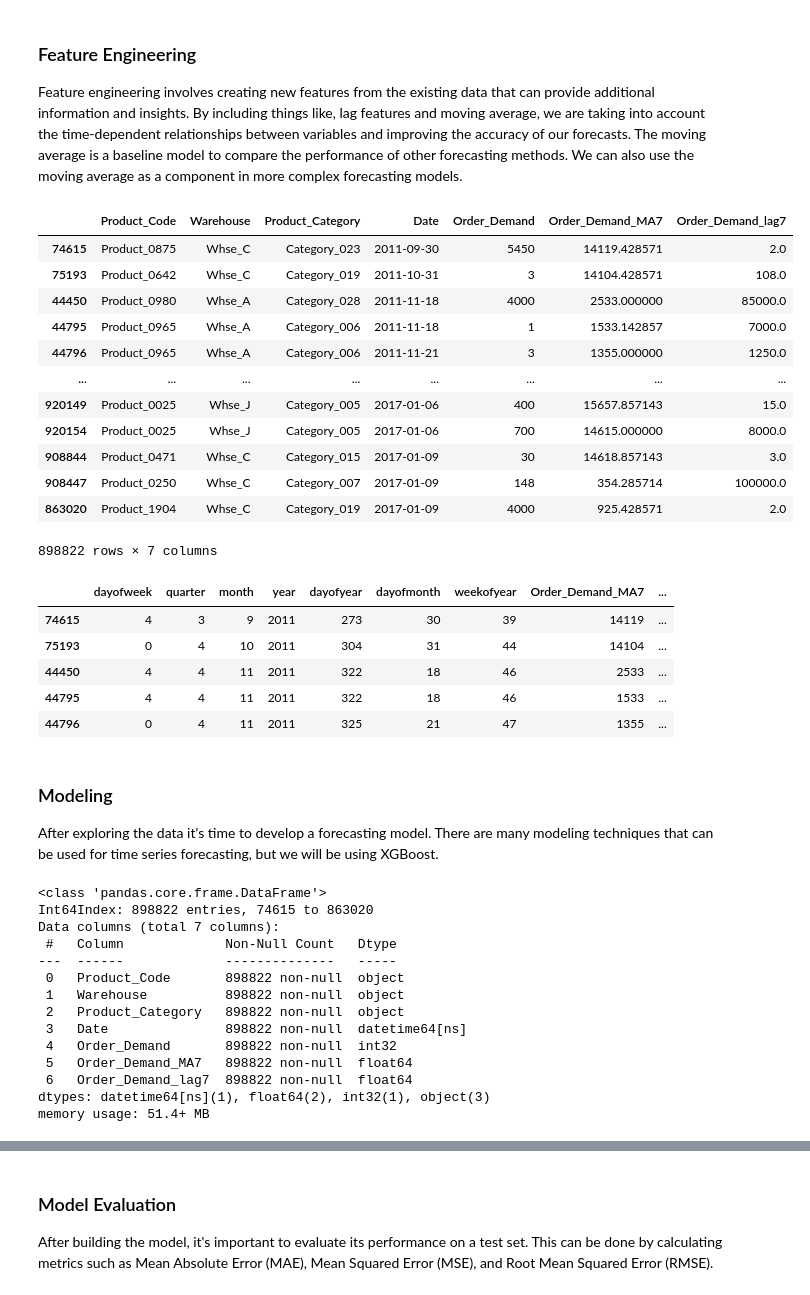
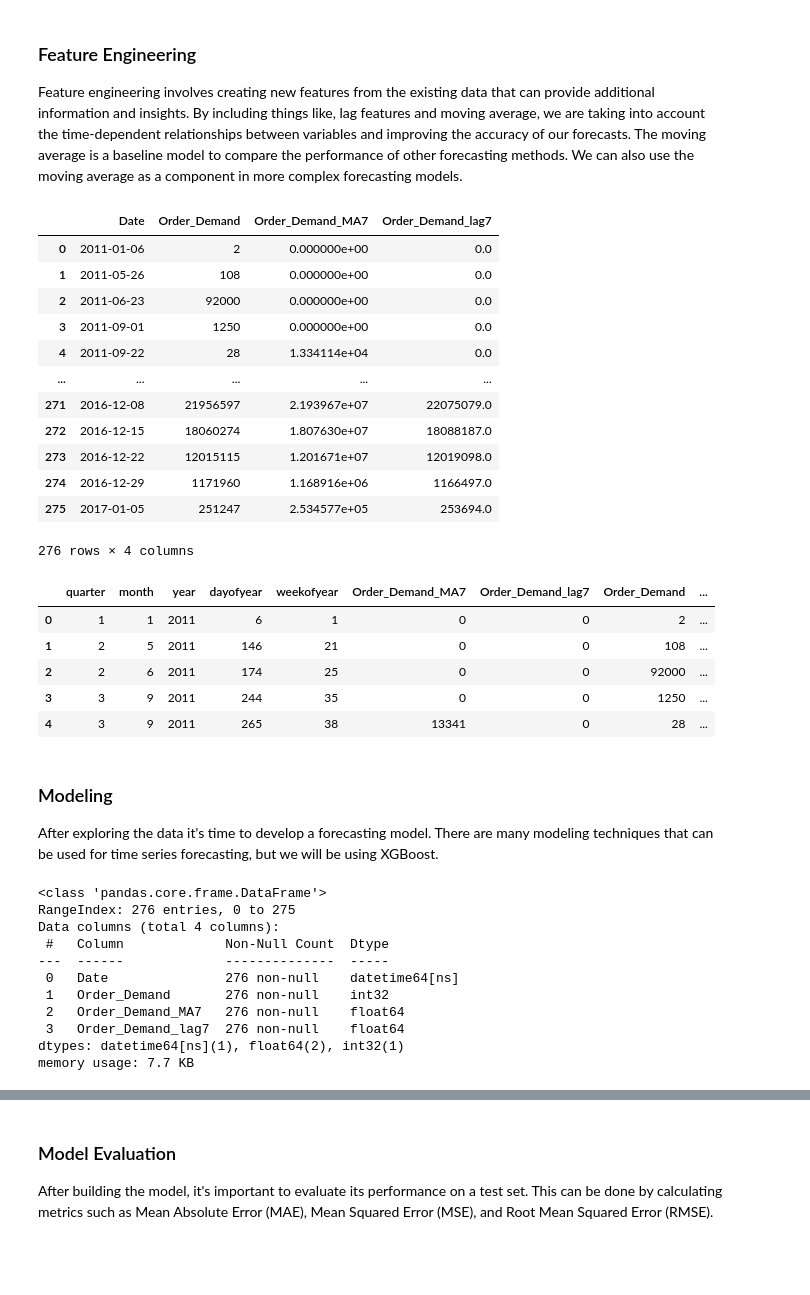
Before and after one commit to Kemo890/Historical-Product-Demand, a Jupyter notebook: Product Demand EDA.ipynb, the cells around one changed output, grey strips where cells are left out. Saved outputs shown, nothing was run; the diff lists cells and outputs as text; code cells hidden in the pictures; blank space fills up the shorter version.

```diff
--- a/Product Demand EDA.ipynb
+++ b/Product Demand EDA.ipynb
@@ -107,7 +107,8 @@ dtypes: object(5)
 memory usage: 42.3+ MB
 # %%
 #Changing the Date column to datetime Dtype
-df.Date = pd.to_datetime(df.Date, format='%Y-%m-%d %H:%M:%S')
+df.Date = pd.to_datetime(df.Date, format='%Y-%m-%d %H:%M:%S')\
+    .astype('datetime64[W]')
 #Changing order demand column to numeric had to use 'coerce' because data contained strings
 df.Order_Demand = pd.to_numeric(df.Order_Demand, errors='coerce')
 
@@ -321,33 +322,37 @@ Feature engineering involves creating new features from the existing data that c
 # %%
 #Lag features and Moving Average
 
 # sort the data by Date in ascending order
 df = df.sort_values(by='Date')
 
 # calculate a 7-day moving average of Order_Demand
 df['Order_Demand_MA7'] = df['Order_Demand'].rolling(window=7).mean()
 
 # create a new column with a 7-day lag of Order_Demand
 df['Order_Demand_lag7'] = df['Order_Demand'].shift(7)
 
+# Changing dates to first of month and suming order demand for a more precise forecast
+df = df.groupby(['Date'], as_index=False).agg(
+    {'Date': 'first', 'Order_Demand': 'sum', 'Order_Demand_MA7': 'sum', 'Order_Demand_lag7': 'sum'})
+
 # drop any rows with missing values
 df = df.dropna()
 
 df
 # %% [output]
-|  | Product_Code | Warehouse | Product_Category | Date | Order_Demand | Order_Demand_MA7 | Order_Demand_lag7 |
-| 74615 | Product_0875 | Whse_C | Category_023 | 2011-09-30 | 5450 | 14119.428571 | 2.0 |
-| 75193 | Product_0642 | Whse_C | Category_019 | 2011-10-31 | 3 | 14104.428571 | 108.0 |
-| 44450 | Product_0980 | Whse_A | Category_028 | 2011-11-18 | 4000 | 2533.000000 | 85000.0 |
-| 44795 | Product_0965 | Whse_A | Category_006 | 2011-11-18 | 1 | 1533.142857 | 7000.0 |
-| 44796 | Product_0965 | Whse_A | Category_006 | 2011-11-21 | 3 | 1355.000000 | 1250.0 |
-| ... | ... | ... | ... | ... | ... | ... | ... |
-| 920149 | Product_0025 | Whse_J | Category_005 | 2017-01-06 | 400 | 15657.857143 | 15.0 |
-| 920154 | Product_0025 | Whse_J | Category_005 | 2017-01-06 | 700 | 14615.000000 | 8000.0 |
-| 908844 | Product_0471 | Whse_C | Category_015 | 2017-01-09 | 30 | 14618.857143 | 3.0 |
-| 908447 | Product_0250 | Whse_C | Category_007 | 2017-01-09 | 148 | 354.285714 | 100000.0 |
-| 863020 | Product_1904 | Whse_C | Category_019 | 2017-01-09 | 4000 | 925.428571 | 2.0 |
+|  | Date | Order_Demand | Order_Demand_MA7 | Order_Demand_lag7 |
+| 0 | 2011-01-06 | 2 | 0.000000e+00 | 0.0 |
+| 1 | 2011-05-26 | 108 | 0.000000e+00 | 0.0 |
+| 2 | 2011-06-23 | 92000 | 0.000000e+00 | 0.0 |
+| 3 | 2011-09-01 | 1250 | 0.000000e+00 | 0.0 |
+| 4 | 2011-09-22 | 28 | 1.334114e+04 | 0.0 |
+| ... | ... | ... | ... | ... |
+| 271 | 2016-12-08 | 21956597 | 2.193967e+07 | 22075079.0 |
+| 272 | 2016-12-15 | 18060274 | 1.807630e+07 | 18088187.0 |
+| 273 | 2016-12-22 | 12015115 | 1.201671e+07 | 12019098.0 |
+| 274 | 2016-12-29 | 1171960 | 1.168916e+06 | 1166497.0 |
+| 275 | 2017-01-05 | 251247 | 2.534577e+05 | 253694.0 |
-898822 rows × 7 columns
+276 rows × 4 columns
 # %%
 def create_features(df, label=None):
     """
@@ -360,13 +365,12 @@ def create_features(df, label=None):
     df['month'] = df['Date'].dt.month
     df['year'] = df['Date'].dt.year
     df['dayofyear'] = df['Date'].dt.dayofyear
-    df['dayofmonth'] = df['Date'].dt.day
     df['weekofyear'] = df['Date'].dt.isocalendar().week.astype(int)
     df['Order_Demand_MA7'] = df['Order_Demand_MA7'].astype(int)
     df['Order_Demand_lag7'] = df['Order_Demand_lag7'].astype(int)
 
-    X = df[['dayofweek', 'quarter', 'month', 'year',
-           'dayofyear', 'dayofmonth', 'weekofyear', 'Order_Demand_MA7', 'Order_Demand_lag7','Order_Demand']]
+    X = df[['quarter', 'month', 'year',
+           'dayofyear', 'weekofyear', 'Order_Demand_MA7', 'Order_Demand_lag7','Order_Demand']]
     if label:
         y = df[label]
         return X, y
@@ -375,7 +379,7 @@ def create_features(df, label=None):
 
 X, y = create_features(df, 'Order_Demand')
 
-features = ['dayofweek','quarter','month','year','dayofyear','dayofmonth','weekofyear','Order_Demand_MA7','Order_Demand_lag7']
+features = ['quarter','month','year','dayofyear','weekofyear','Order_Demand_MA7','Order_Demand_lag7']
 target = 'Order_Demand'
 
 features_and_target = pd.concat([X, y], axis=1)
@@ -383,12 +387,12 @@ features_and_target = pd.concat([X, y], axis=1)
 # See our features and target
 features_and_target.head()
 # %% [output]
-|  | dayofweek | quarter | month | year | dayofyear | dayofmonth | weekofyear | Order_Demand_MA7 | ... |
-| 74615 | 4 | 3 | 9 | 2011 | 273 | 30 | 39 | 14119 | ... |
-| 75193 | 0 | 4 | 10 | 2011 | 304 | 31 | 44 | 14104 | ... |
-| 44450 | 4 | 4 | 11 | 2011 | 322 | 18 | 46 | 2533 | ... |
-| 44795 | 4 | 4 | 11 | 2011 | 322 | 18 | 46 | 1533 | ... |
-| 44796 | 0 | 4 | 11 | 2011 | 325 | 21 | 47 | 1355 | ... |
+|  | quarter | month | year | dayofyear | weekofyear | Order_Demand_MA7 | Order_Demand_lag7 | Order_Demand | ... |
+| 0 | 1 | 1 | 2011 | 6 | 1 | 0 | 0 | 2 | ... |
+| 1 | 2 | 5 | 2011 | 146 | 21 | 0 | 0 | 108 | ... |
+| 2 | 2 | 6 | 2011 | 174 | 25 | 0 | 0 | 92000 | ... |
+| 3 | 3 | 9 | 2011 | 244 | 35 | 0 | 0 | 1250 | ... |
+| 4 | 3 | 9 | 2011 | 265 | 38 | 13341 | 0 | 28 | ... |
 # %% [markdown]
 ### Modeling
 After exploring the data it's time to develop a forecasting model. There are many modeling techniques that can be used for time series forecasting, but we will be using XGBoost.
@@ -396,19 +400,16 @@ After exploring the data it's time to develop a forecasting model. There are man
 df.info()
 # %% [output]
 <class 'pandas.core.frame.DataFrame'>
-Int64Index: 898822 entries, 74615 to 863020
-Data columns (total 7 columns):
- #   Column             Non-Null Count   Dtype
----  ------             --------------   -----
- 0   Product_Code       898822 non-null  object
- 1   Warehouse          898822 non-null  object
- 2   Product_Category   898822 non-null  object
- 3   Date               898822 non-null  datetime64[ns]
- 4   Order_Demand       898822 non-null  int32
- 5   Order_Demand_MA7   898822 non-null  float64
- 6   Order_Demand_lag7  898822 non-null  float64
-dtypes: datetime64[ns](1), float64(2), int32(1), object(3)
-memory usage: 51.4+ MB
+RangeIndex: 276 entries, 0 to 275
+Data columns (total 4 columns):
+ #   Column             Non-Null Count  Dtype
+---  ------             --------------  -----
+ 0   Date               276 non-null    datetime64[ns]
+ 1   Order_Demand       276 non-null    int32
+ 2   Order_Demand_MA7   276 non-null    float64
+ 3   Order_Demand_lag7  276 non-null    float64
+dtypes: datetime64[ns](1), float64(2), int32(1)
+memory usage: 7.7 KB
 # %%
 # Test/Train Split
 split_date = '01-01-2016'
```
Also changed, not shown: parts of 6 cells of this notebook.
